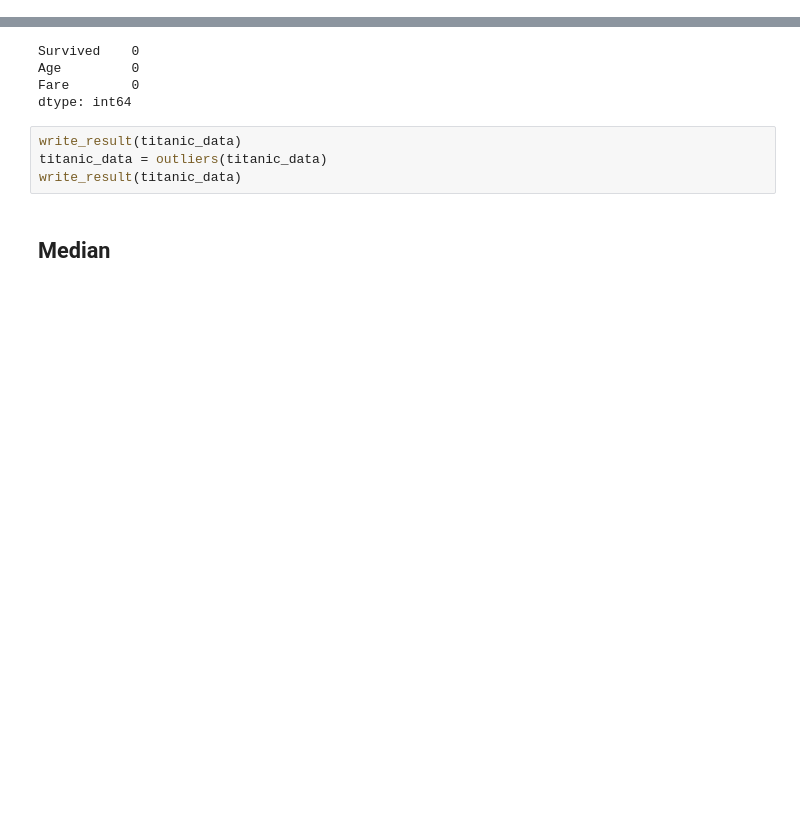
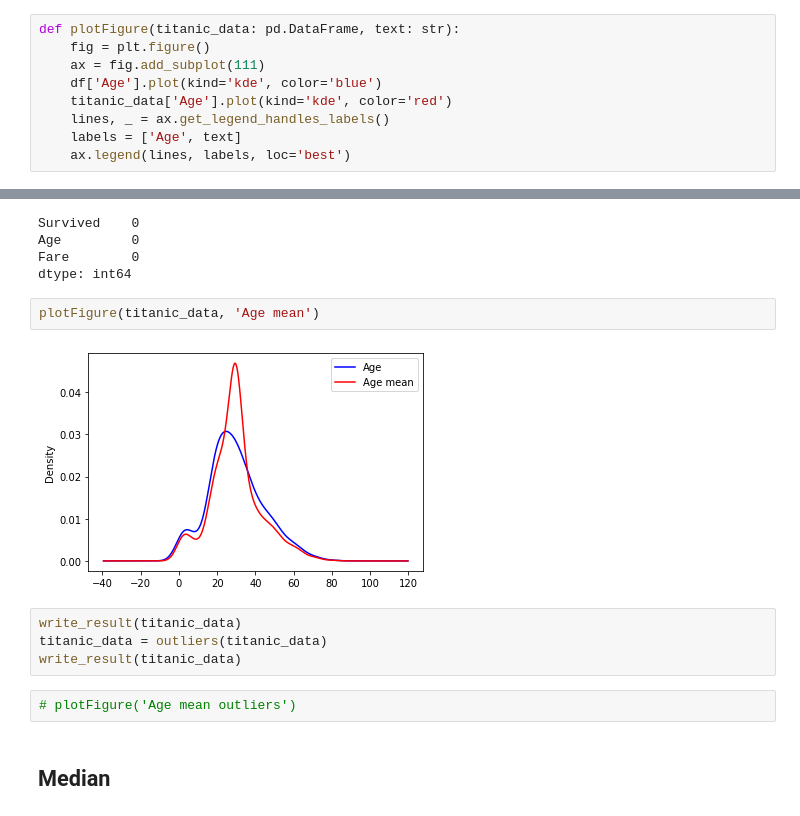
Before and after one commit to jthanh8144/Python, a Jupyter notebook: KHDL/DataPreprocessing/exercise.ipynb, the cells around one changed output, grey strips where cells are left out. Saved outputs shown, nothing was run; the diff lists cells and outputs as text; blank space fills up the shorter version.

Commit message:
add figure to exercise

```diff
--- a/KHDL/DataPreprocessing/exercise.ipynb
+++ b/KHDL/DataPreprocessing/exercise.ipynb
@@ -84,6 +85,15 @@ def outliers(titanic_data):
         upper_bridge), 'Fare'] = int(upper_bridge)
 
     return titanic_data
+# %%
+def plotFigure(titanic_data: pd.DataFrame, text: str):
+    fig = plt.figure()
+    ax = fig.add_subplot(111)
+    df['Age'].plot(kind='kde', color='blue')
+    titanic_data['Age'].plot(kind='kde', color='red')
+    lines, _ = ax.get_legend_handles_labels()
+    labels = ['Age', text]
+    ax.legend(lines, labels, loc='best')
 # %% [markdown]
 ## Mean
 # %%
@@ -95,10 +105,16 @@ Survived    0
 Age         0
 Fare        0
 dtype: int64
+# %%
+plotFigure(titanic_data, 'Age mean')
+# %% [output]
+[figure, added]
 # %%
 write_result(titanic_data)
 titanic_data = outliers(titanic_data)
 write_result(titanic_data)
+# %%
+# plotFigure('Age mean outliers')
 # %% [markdown]
 ## Median
 # %%
```
Also changed, not shown: parts of 7 cells of this notebook.
